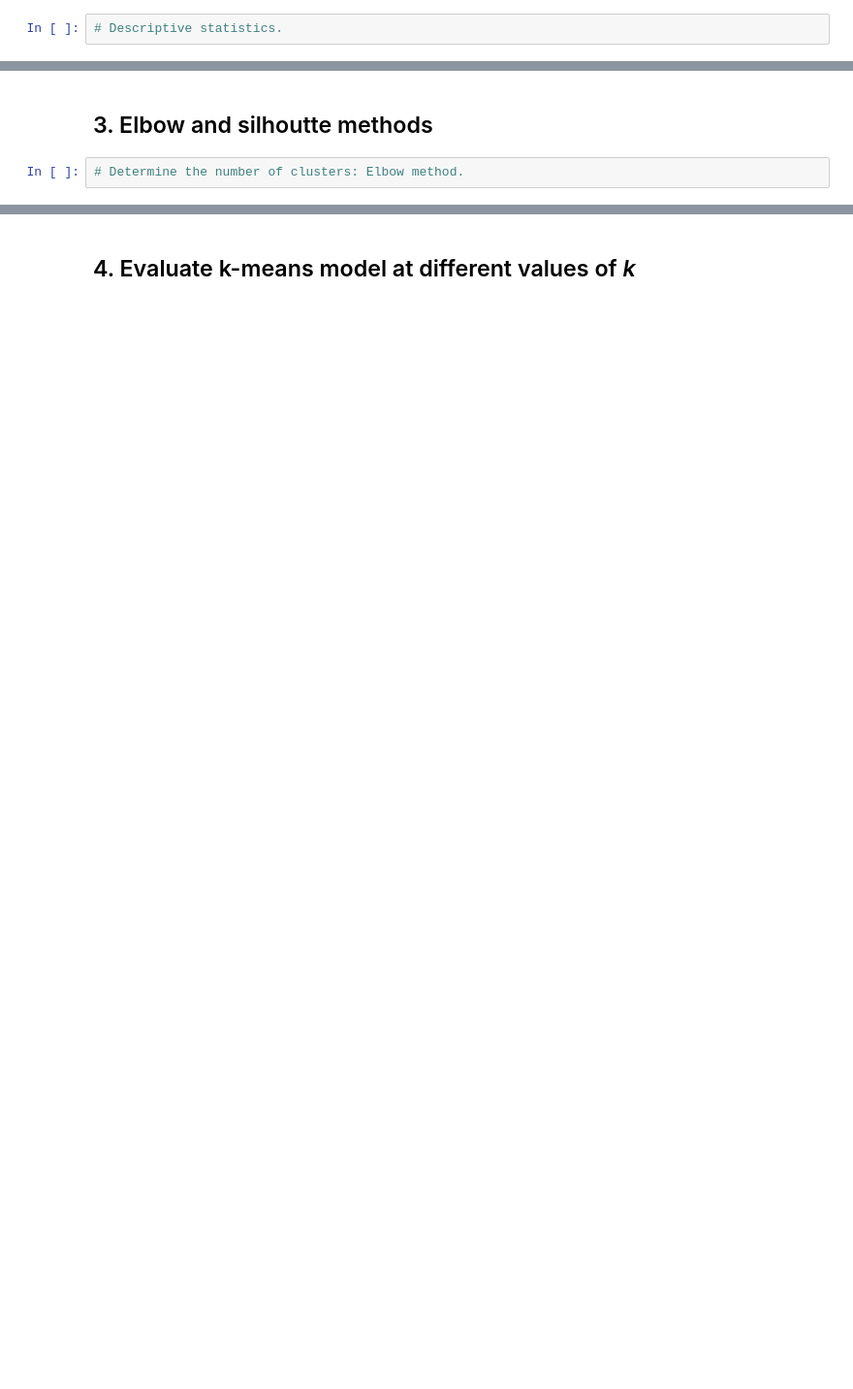
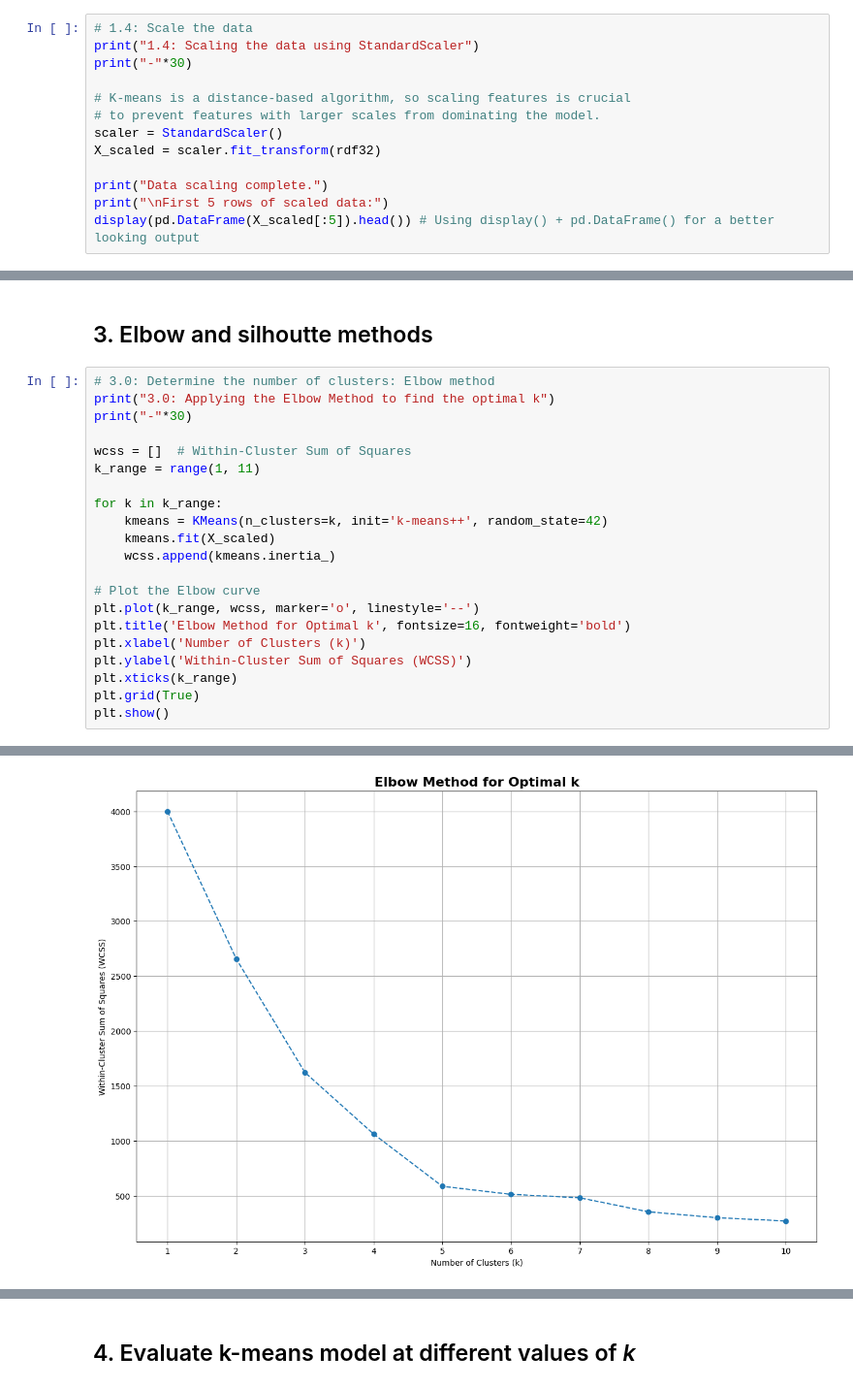
Before and after one commit to totoberni/LSE_DA301_BP, a Jupyter notebook: Python/Berni_Alberto_DA301_Assignment_Notebook.ipynb, the cells around one changed output, grey strips where cells are left out. Shown at 97% size. Saved outputs shown, nothing was run; the diff lists cells and outputs as text; blank space fills up the shorter version.

```diff
--- a/Python/Berni_Alberto_DA301_Assignment_Notebook.ipynb
+++ b/Python/Berni_Alberto_DA301_Assignment_Notebook.ipynb
@@ -1195,2 +1236,13 @@ display(rdf32.head(1)) # print(rdf2.df.columns.tolist()) also works but display(
 # %%
-# Descriptive statistics.
+# 1.4: Scale the data
+print("1.4: Scaling the data using StandardScaler")
+print("-"*30)
+
+# K-means is a distance-based algorithm, so scaling features is crucial
+# to prevent features with larger scales from dominating the model.
+scaler = StandardScaler()
+X_scaled = scaler.fit_transform(rdf32)
+
+print("Data scaling complete.")
+print("\nFirst 5 rows of scaled data:")
+display(pd.DataFrame(X_scaled[:5]).head()) # Using display() + pd.DataFrame() for a better looking output
@@ -1203,4 +1291,24 @@ display(rdf32.head(1)) # print(rdf2.df.columns.tolist()) also works but display(
 # %% [markdown]
 ## 3. Elbow and silhoutte methods
 # %%
-# Determine the number of clusters: Elbow method.
+# 3.0: Determine the number of clusters: Elbow method
+print("3.0: Applying the Elbow Method to find the optimal k")
+print("-"*30)
+
+wcss = []  # Within-Cluster Sum of Squares
+k_range = range(1, 11)
+
+for k in k_range:
+    kmeans = KMeans(n_clusters=k, init='k-means++', random_state=42)
+    kmeans.fit(X_scaled)
+    wcss.append(kmeans.inertia_)
+
+# Plot the Elbow curve
+plt.plot(k_range, wcss, marker='o', linestyle='--')
+plt.title('Elbow Method for Optimal k', fontsize=16, fontweight='bold')
+plt.xlabel('Number of Clusters (k)')
+plt.ylabel('Within-Cluster Sum of Squares (WCSS)')
+plt.xticks(k_range)
+plt.grid(True)
+plt.show()
+# %% [output]
@@ -1206,0 +1317 @@ display(rdf32.head(1)) # print(rdf2.df.columns.tolist()) also works but display(
+[figure, added]
```
Also changed, not shown: parts of 25 cells of this notebook.
